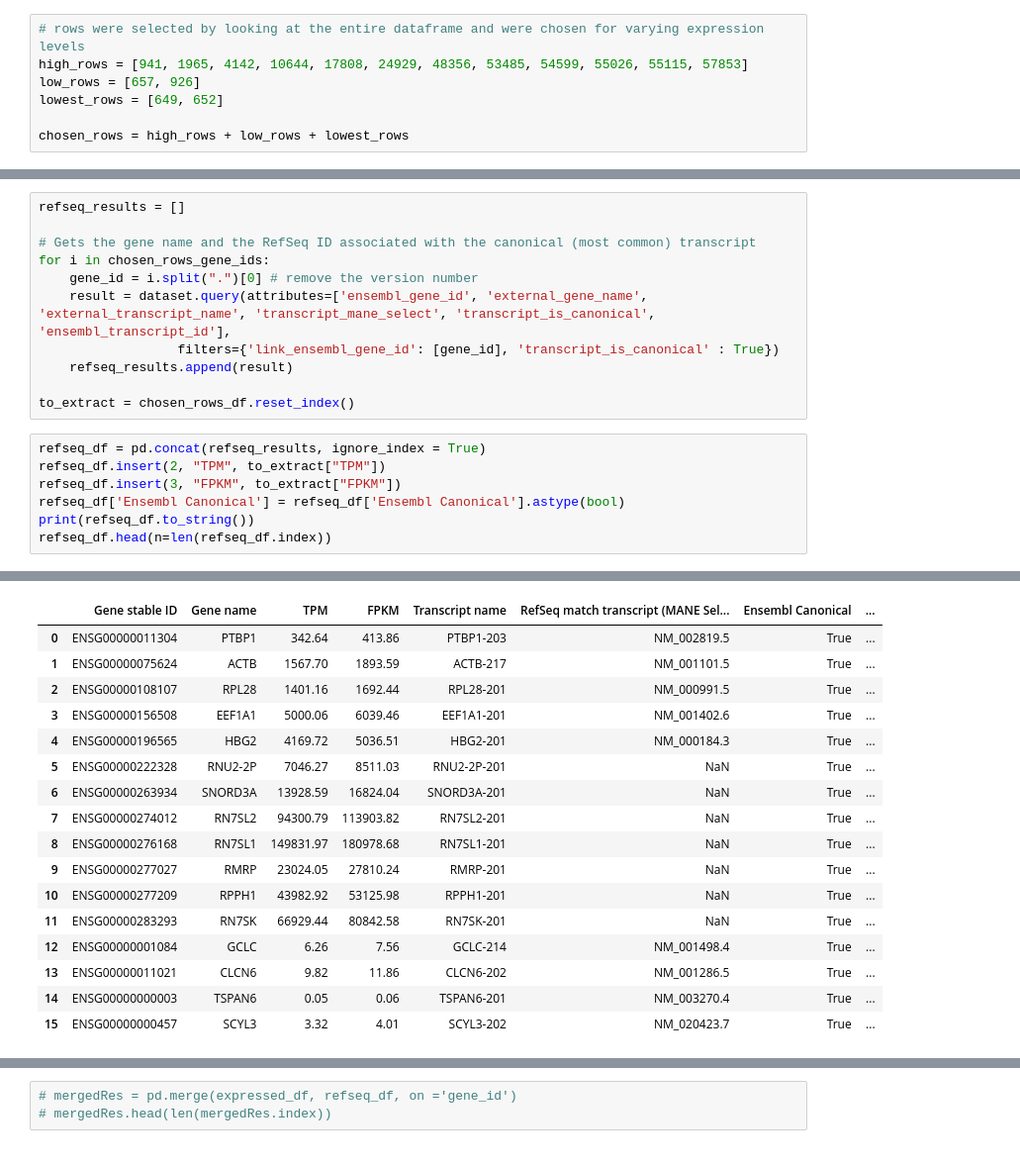
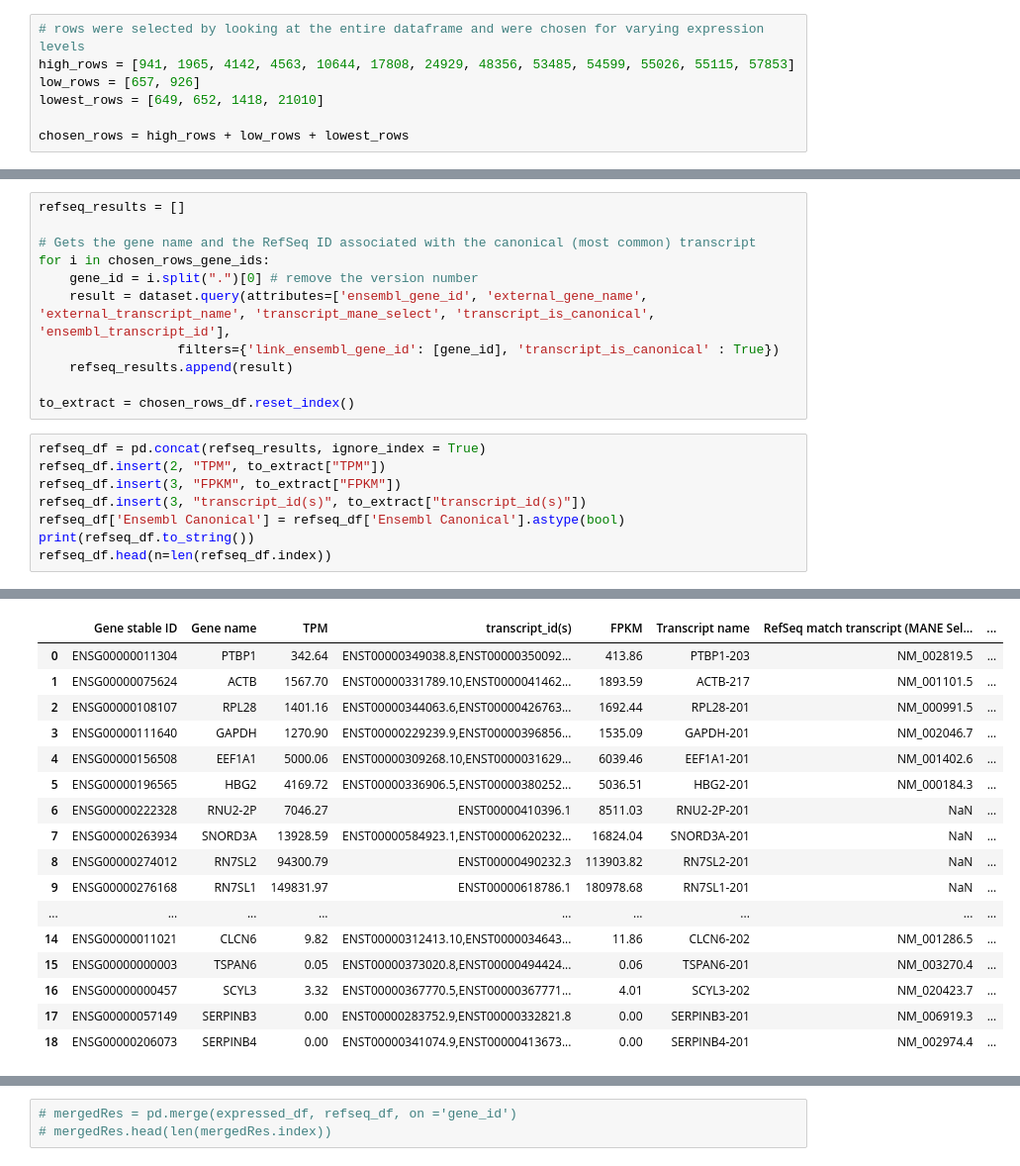
Before and after one commit to tanviganapathy/TG_SURF2023, a Jupyter notebook: GeneSelection.ipynb, the cells around one changed output, grey strips where cells are left out. Shown at 99% size. Saved outputs shown, nothing was run; the diff lists cells and outputs as text.

```diff
--- a/GeneSelection.ipynb
+++ b/GeneSelection.ipynb
@@ -50,9 +51,9 @@ expressed_df.head()
 | 649 | ENSG00000000003.14 | 0.05 | 0.06 |
 # %%
 # rows were selected by looking at the entire dataframe and were chosen for varying expression levels
-high_rows = [941, 1965, 4142, 10644, 17808, 24929, 48356, 53485, 54599, 55026, 55115, 57853]
+high_rows = [941, 1965, 4142, 4563, 10644, 17808, 24929, 48356, 53485, 54599, 55026, 55115, 57853]
 low_rows = [657, 926]
-lowest_rows = [649, 652]
+lowest_rows = [649, 652, 1418, 21010]
 
 chosen_rows = high_rows + low_rows + lowest_rows
 # %%
@@ -139,6 +140,7 @@ to_extract = chosen_rows_df.reset_index()
 refseq_df = pd.concat(refseq_results, ignore_index = True)
 refseq_df.insert(2, "TPM", to_extract["TPM"])
 refseq_df.insert(3, "FPKM", to_extract["FPKM"])
+refseq_df.insert(3, "transcript_id(s)", to_extract["transcript_id(s)"])
 refseq_df['Ensembl Canonical'] = refseq_df['Ensembl Canonical'].astype(bool)
 print(refseq_df.to_string())
 refseq_df.head(n=len(refseq_df.index))
@@ -163,17 +168,17 @@ refseq_df.head(n=len(refseq_df.index))
-|  | Gene stable ID | Gene name | TPM | FPKM | Transcript name | RefSeq match transcript (MANE Sel... | Ensembl Canonical | ... |
-| 0 | ENSG00000011304 | PTBP1 | 342.64 | 413.86 | PTBP1-203 | NM_002819.5 | True | ... |
-| 1 | ENSG00000075624 | ACTB | 1567.70 | 1893.59 | ACTB-217 | NM_001101.5 | True | ... |
-| 2 | ENSG00000108107 | RPL28 | 1401.16 | 1692.44 | RPL28-201 | NM_000991.5 | True | ... |
-| 3 | ENSG00000156508 | EEF1A1 | 5000.06 | 6039.46 | EEF1A1-201 | NM_001402.6 | True | ... |
-| 4 | ENSG00000196565 | HBG2 | 4169.72 | 5036.51 | HBG2-201 | NM_000184.3 | True | ... |
-| 5 | ENSG00000222328 | RNU2-2P | 7046.27 | 8511.03 | RNU2-2P-201 | NaN | True | ... |
-| 6 | ENSG00000263934 | SNORD3A | 13928.59 | 16824.04 | SNORD3A-201 | NaN | True | ... |
-| 7 | ENSG00000274012 | RN7SL2 | 94300.79 | 113903.82 | RN7SL2-201 | NaN | True | ... |
-| 8 | ENSG00000276168 | RN7SL1 | 149831.97 | 180978.68 | RN7SL1-201 | NaN | True | ... |
-| 9 | ENSG00000277027 | RMRP | 23024.05 | 27810.24 | RMRP-201 | NaN | True | ... |
-| 10 | ENSG00000277209 | RPPH1 | 43982.92 | 53125.98 | RPPH1-201 | NaN | True | ... |
-| 11 | ENSG00000283293 | RN7SK | 66929.44 | 80842.58 | RN7SK-201 | NaN | True | ... |
-| 12 | ENSG00000001084 | GCLC | 6.26 | 7.56 | GCLC-214 | NM_001498.4 | True | ... |
-| 13 | ENSG00000011021 | CLCN6 | 9.82 | 11.86 | CLCN6-202 | NM_001286.5 | True | ... |
-| 14 | ENSG00000000003 | TSPAN6 | 0.05 | 0.06 | TSPAN6-201 | NM_003270.4 | True | ... |
-| 15 | ENSG00000000457 | SCYL3 | 3.32 | 4.01 | SCYL3-202 | NM_020423.7 | True | ... |
+|  | Gene stable ID | Gene name | TPM | transcript_id(s) | FPKM | Transcript name | RefSeq match transcript (MANE Sel... | ... |
+| 0 | ENSG00000011304 | PTBP1 | 342.64 | ENST00000349038.8,ENST00000350092... | 413.86 | PTBP1-203 | NM_002819.5 | ... |
+| 1 | ENSG00000075624 | ACTB | 1567.70 | ENST00000331789.10,ENST0000041462... | 1893.59 | ACTB-217 | NM_001101.5 | ... |
+| 2 | ENSG00000108107 | RPL28 | 1401.16 | ENST00000344063.6,ENST00000426763... | 1692.44 | RPL28-201 | NM_000991.5 | ... |
+| 3 | ENSG00000111640 | GAPDH | 1270.90 | ENST00000229239.9,ENST00000396856... | 1535.09 | GAPDH-201 | NM_002046.7 | ... |
+| 4 | ENSG00000156508 | EEF1A1 | 5000.06 | ENST00000309268.10,ENST0000031629... | 6039.46 | EEF1A1-201 | NM_001402.6 | ... |
+| 5 | ENSG00000196565 | HBG2 | 4169.72 | ENST00000336906.5,ENST00000380252... | 5036.51 | HBG2-201 | NM_000184.3 | ... |
+| 6 | ENSG00000222328 | RNU2-2P | 7046.27 | ENST00000410396.1 | 8511.03 | RNU2-2P-201 | NaN | ... |
+| 7 | ENSG00000263934 | SNORD3A | 13928.59 | ENST00000584923.1,ENST00000620232... | 16824.04 | SNORD3A-201 | NaN | ... |
+| 8 | ENSG00000274012 | RN7SL2 | 94300.79 | ENST00000490232.3 | 113903.82 | RN7SL2-201 | NaN | ... |
+| 9 | ENSG00000276168 | RN7SL1 | 149831.97 | ENST00000618786.1 | 180978.68 | RN7SL1-201 | NaN | ... |
+| ... | ... | ... | ... | ... | ... | ... | ... | ... |
+| 14 | ENSG00000011021 | CLCN6 | 9.82 | ENST00000312413.10,ENST0000034643... | 11.86 | CLCN6-202 | NM_001286.5 | ... |
+| 15 | ENSG00000000003 | TSPAN6 | 0.05 | ENST00000373020.8,ENST00000494424... | 0.06 | TSPAN6-201 | NM_003270.4 | ... |
+| 16 | ENSG00000000457 | SCYL3 | 3.32 | ENST00000367770.5,ENST00000367771... | 4.01 | SCYL3-202 | NM_020423.7 | ... |
+| 17 | ENSG00000057149 | SERPINB3 | 0.00 | ENST00000283752.9,ENST00000332821.8 | 0.00 | SERPINB3-201 | NM_006919.3 | ... |
+| 18 | ENSG00000206073 | SERPINB4 | 0.00 | ENST00000341074.9,ENST00000413673... | 0.00 | SERPINB4-201 | NM_002974.4 | ... |
```
Also changed, not shown: parts of 5 cells of this notebook, 2 other files.
